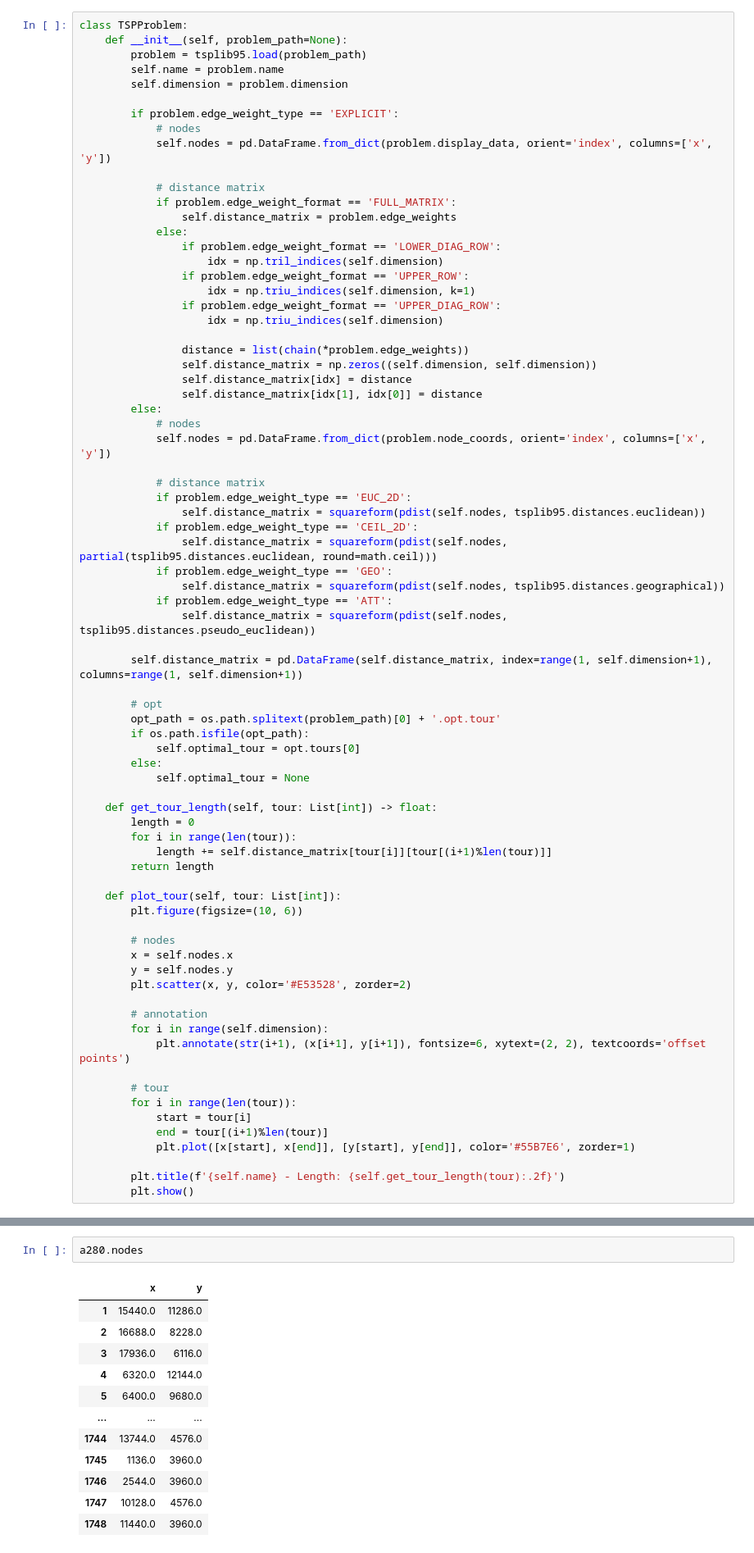
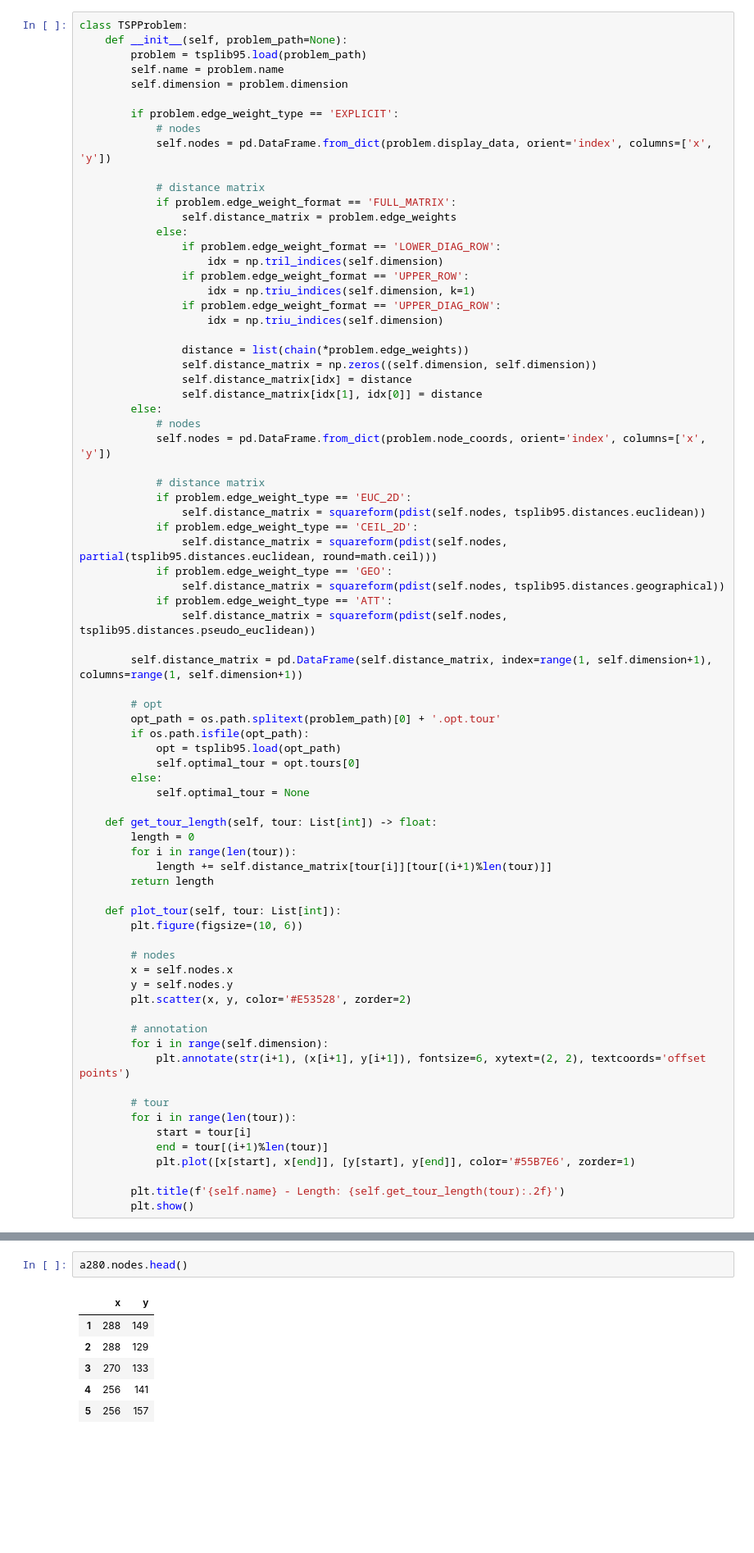
Before and after one commit to MioAyanokouji/FunSearch-TSP, a Jupyter notebook: FunSearch-TSP.ipynb, the cells around one changed output, grey strips where cells are left out. Shown at 82% size. Saved outputs shown, nothing was run; the diff lists cells and outputs as text; blank space fills up the shorter version.

```diff
--- a/FunSearch-TSP.ipynb
+++ b/FunSearch-TSP.ipynb
@@ -103,6 +111,7 @@ class TSPProblem:
         # opt
         opt_path = os.path.splitext(problem_path)[0] + '.opt.tour'
         if os.path.isfile(opt_path):
+            opt = tsplib95.load(opt_path)
             self.optimal_tour = opt.tours[0]
         else:
             self.optimal_tour = None
@@ -140,15 +147,9 @@ The history saving thread hit an unexpected error (OperationalError('attempt to
 # %%
-a280.nodes
+a280.nodes.head()
 # %% [output]
 |  | x | y |
-| 1 | 15440.0 | 11286.0 |
-| 2 | 16688.0 | 8228.0 |
-| 3 | 17936.0 | 6116.0 |
-| 4 | 6320.0 | 12144.0 |
-| 5 | 6400.0 | 9680.0 |
-| ... | ... | ... |
-| 1744 | 13744.0 | 4576.0 |
-| 1745 | 1136.0 | 3960.0 |
-| 1746 | 2544.0 | 3960.0 |
-| 1747 | 10128.0 | 4576.0 |
-| 1748 | 11440.0 | 3960.0 |
+| 1 | 288 | 149 |
+| 2 | 288 | 129 |
+| 3 | 270 | 133 |
+| 4 | 256 | 141 |
+| 5 | 256 | 157 |
```
Also changed, not shown: parts of 14 cells of this notebook.
